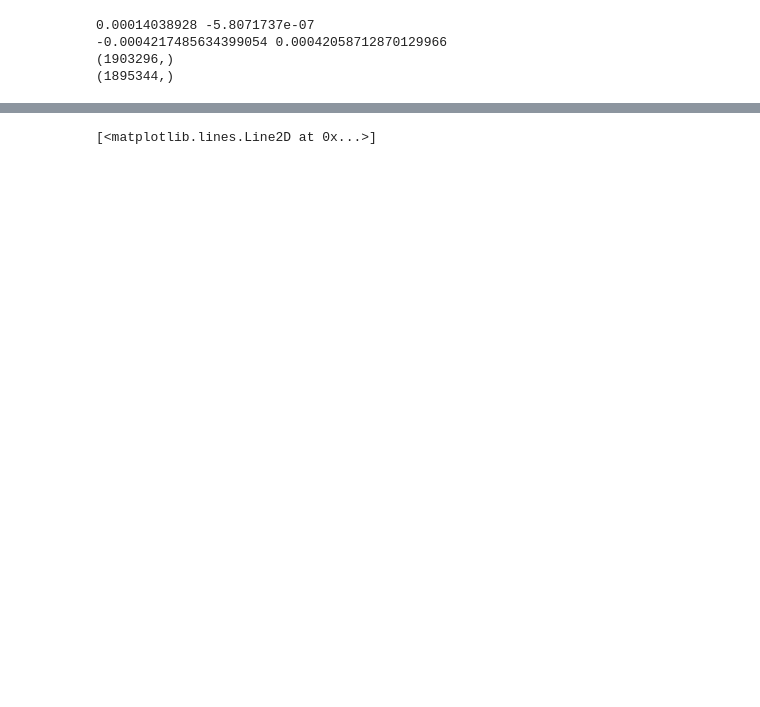
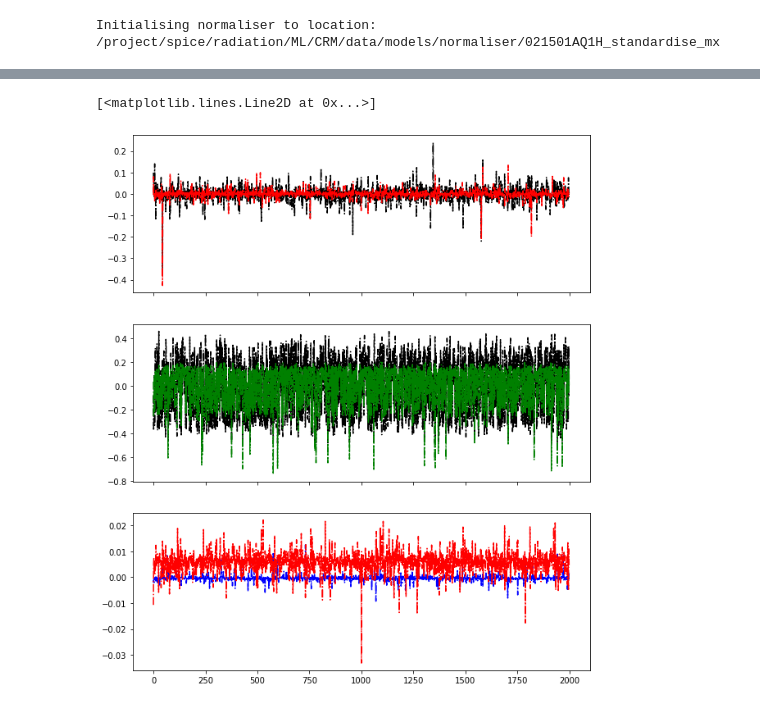
Before and after one commit to omarjamil/caramel, a Jupyter notebook: model/torch/data_explore.ipynb, the cells around one changed output, grey strips where cells are left out. Cells and saved outputs as stored; diff of their text form; code cells hidden in the pictures; blank space fills up the shorter version.

```diff
--- a/model/torch/data_explore.ipynb
+++ b/model/torch/data_explore.ipynb
@@ -71,23 +9,37 @@ qphys_test = dataset["q_phys_test"]
-# %%
-sd = np.std(qphys_train[:,1])
-mu = np.mean(qphys_train[:,1])
-print(sd, mu)
-l = mu-3.*sd; u = mu+3.*sd
-print(l,u)
-idx = np.where((qphys_train[:,1]>l) & (qphys_train[:,1]<u))
-print(qphys_train[:,1].shape)
-print(idx[0].shape)
-# %% [output]
-0.00014038928 -5.8071737e-07
--0.0004217485634399054 0.00042058712870129966
-(1903296,)
-(1895344,)
+# %%
+dataset = h5py.File('/project/spice/radiation/ML/CRM/data/models/datain/train_data_021501AQ1H.hdf5', 'r')
+# %%
+std_mx = data_io.NormalizersData('/project/spice/radiation/ML/CRM/data/models/normaliser/021501AQ1H_standardise_mx')
+# %% [output]
+Initialising normaliser to location: /project/spice/radiation/ML/CRM/data/models/normaliser/021501AQ1H_standardise_mx
+# %%
+q_phys = dataset['q_phys_train']
+t_phys = dataset['t_phys_train']
+q_tot = dataset['q_tot_train']
+q_adv = dataset['q_adv_train']
+theta = dataset['air_potential_temperature_train']
+theta_adv = dataset['t_adv_train']
+# %%
+q_phys_norm = std_mx.normalise(q_phys[:2000], std_mx.qphys_mean_np, std_mx.qphys_stdscale_np)
+t_phys_norm = std_mx.normalise(t_phys[:2000], std_mx.tphys_mean_np, std_mx.tphys_stdscale_np)
+q_tot_norm = std_mx.normalise(q_tot[:2000], std_mx.q_mean_np, std_mx.q_stdscale_np)
+q_adv_norm = std_mx.normalise(q_adv[:2000], std_mx.qadv_mean_np, std_mx.qadv_stdscale_np)
+theta_norm = std_mx.normalise(theta[:2000], std_mx.t_mean_np, std_mx.t_stdscale_np)
+theta_adv_norm = std_mx.normalise(theta_adv[:2000], std_mx.tadv_mean_np, std_mx.tadv_stdscale_np)
 # %%
-fig, axs = plt.subplots(2,1, figsize=(10, 12), sharex=True)
-# axs[0].plot(q_tot_train[0,:30],'r-.')
-# axs[0].plot(theta_train[0,:30],'k-.')
-axs[0].plot(qphys_train[:1000,1],'b-x')
-axs[0].plot(qphys_train[idx[0][:1000],1],'k-.')
+fig, axs = plt.subplots(3,1, figsize=(10, 12), sharex=True)
+# axs[0].plot(q_phys_norm[100,:45],'k-.')
+# axs[0].plot(t_phys_norm[100,:45],'r-.')
+# axs[1].plot(q_tot_norm[100,:45],'k-.')
+# axs[1].plot(theta_norm[100,:45],'g-.')
+# axs[2].plot(theta_adv_norm[100,:45],'b-.')
+# axs[2].plot(q_adv_norm[100,:45],'r-.')
+axs[0].plot(q_phys_norm[:,0],'k-.')
+axs[0].plot(t_phys_norm[:,0],'r-.')
+axs[1].plot(q_tot_norm[:,0],'k-.')
+axs[1].plot(theta_norm[:,0],'g-.')
+axs[2].plot(theta_adv_norm[:,0],'b-.')
+axs[2].plot(q_adv_norm[:,0],'r-.')
 # axs[1].plot(qphys_train[0:1000,1],'r-.')
 # axs[1].plot(qphys_train[0,:30],'b-.')
 # axs[1].plot(theta_train[0,:30],'c-.')
@@ -97 +47,2 @@ axs[0].plot(qphys_train[idx[0][:1000],1],'k-.')
 [<matplotlib.lines.Line2D at 0x...>]
+[figure, added]
```
Also changed, not shown: parts of 9 cells of this notebook, 12 other files.
